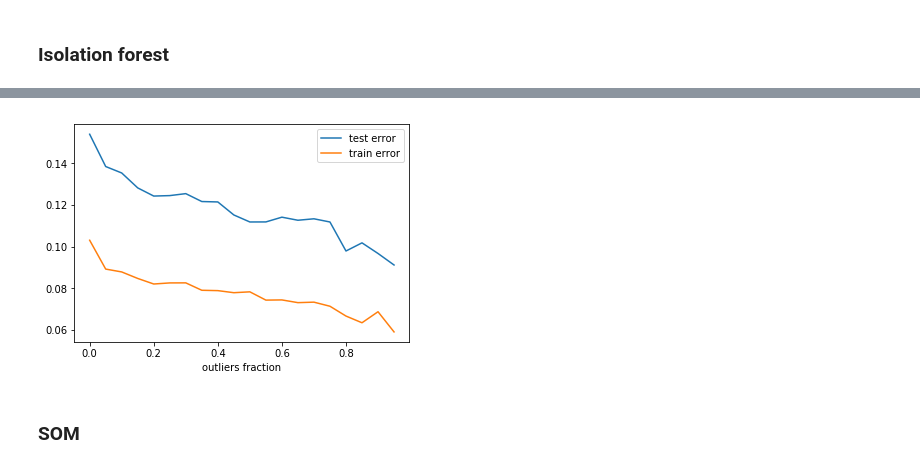
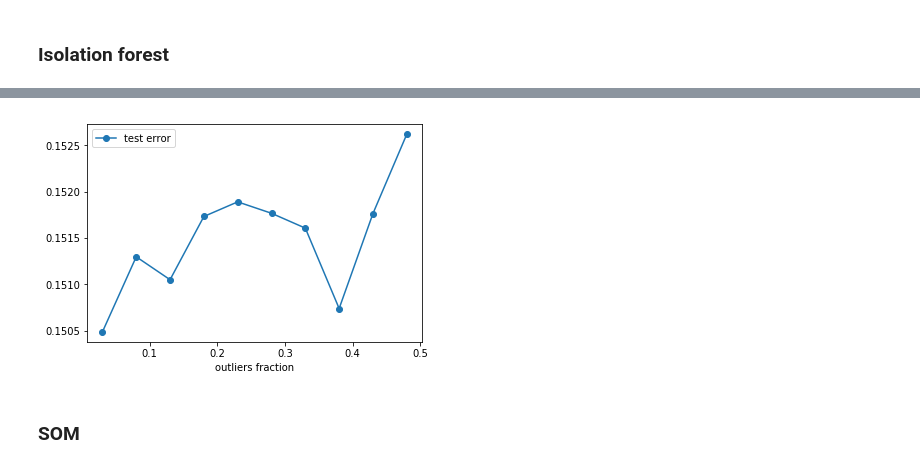
Before and after one commit to Gadiben/AML2018, a Jupyter notebook: Notebooks/challenges/Scikitlearn_Tree.ipynb, the cells around one changed output, grey strips where cells are left out. Cells and saved outputs as stored; diff of their text form; code cells hidden in the pictures.

```diff
--- a/Notebooks/challenges/Scikitlearn_Tree.ipynb
+++ b/Notebooks/challenges/Scikitlearn_Tree.ipynb
@@ -80,29 +66,38 @@ def getLogRMSE(estimatedPrice,realPrice):
 def regressionTrees(X=X,X_outliers=[],Y_outliers=[],Y=Y,depth=6,min_samples_leaf=8,test_size=0.1,singleTree=True,forest=False,extraTrees=False,nb_estimator=20):
     #X_train, X_test, y_train, y_test = train_test_split( X, Y, test_size = test_size, random_state = 42)# np.random.randint(0,100))
     nkfold = int(1/test_size)
+    foldNb = 0
     kf = KFold(n_splits=nkfold)
     test_errors = []
     training_errors = []
     X= np.array(X)
     Y=np.array(Y)
     X_outliers = np.array(X_outliers)
-    for train_index, test_index in kf.split(X):
-        X_outliers_test = X_outliers[kf.split(X_outliers)[foldNb][1]] #get a proportinal number of outliers to calculate error
-        Y_outliers_test = Y_outliers[kf.split(X_outliers)[foldNb][1]]
+    Y_outliers = np.array(Y_outliers)
+
+    for (train_index, test_index), (outliers_train,outliers_index) in zip(kf.split(X),kf.split(X_outliers)):
+        X_outliers_test,X_outliers_train = X_outliers[outliers_index],X_outliers[outliers_train] #get a proportinal number of outliers to calculate error
+        Y_outliers_test,Y_outliers_train = Y_outliers[outliers_index],Y_outliers[outliers_train]
         X_train, X_test = X[train_index], X[test_index]
         y_train, y_test = Y[train_index], Y[test_index]
+
+        X_train = np.concatenate((X_train,X_outliers_train))
+        y_train = np.concatenate((y_train,Y_outliers_train))
+
         if singleTree: regressor = DecisionTreeRegressor(min_samples_leaf=min_samples_leaf,max_depth=depth)
         elif forest: regressor = RandomForestRegressor(min_samples_leaf=min_samples_leaf,max_depth=depth,n_estimators=nb_estimator,random_state=42)#, max_depth=depth,min_samples_leaf=min_samples_leaf)
         elif extraTrees: regressor = ExtraTreesClassifier(min_samples_leaf=min_samples_leaf,max_depth=depth,n_estimators=nb_estimator,random_state=42)#, max_depth=depth,min_samples_leaf=min_samples_leaf)
 
         regressor.fit(X_train, y_train)
         y_hat_test = regressor.predict(X_test)
+
         training_estimation = regressor.predict(X_train)
         y_hat_test_outliers = regressor.predict(X_outliers_test)
 
         y_hat_test = np.concatenate((y_hat_test,y_hat_test_outliers))
-        y_test = np.concatenate((y_train,Y_outliers_test))
+        y_test = np.concatenate((y_test,Y_outliers_test))
 
         test_errors.append(getLogRMSE(y_hat_test,y_test))
         training_errors.append(getLogRMSE(training_estimation,y_train))
+
     return np.mean(test_errors),np.mean(training_errors),regressor #test error train error
@@ -388,7 +397,8 @@ def findOutliers_IsolationForest(X, outliers_fraction):
     threshold = stats.scoreatpercentile(scores_pred,100 * outliers_fraction)
     return scores_pred, y_pred, threshold
 
-scores_pred, y_pred, threshold = findOutliers_IsolationForest(X, outliers_fraction)
+#scores_pred, y_pred, threshold = findOutliers_IsolationForest(Y.values.reshape(-1,1), outliers_fraction)
+scores_pred, y_pred, threshold = findOutliers_IsolationForest(pdAllData, outliers_fraction)
 # %%
 plt.figure(figsize=(14,5))
 plt.subplot(121)
@@ -431,4 +448,4 @@ len(outlier_index)
 # %%
 X_scaled_array_WO = StandardScaler().fit_transform(X_WO)
 X_scaled_WO = pd.DataFrame(X_scaled_array_WO,columns=kept_columnValues)
-testerror,trainerror,regressor = regressionTrees(X=X_scaled_WO,Y=Y_WO,depth=100,min_samples_leaf=5,test_size=0.25,singleTree=False,forest=True,extraTrees=False,nb_estimator=20)
+testerror,trainerror,regressor = regressionTrees(X=X_scaled_WO,X_outliers=X_outliers,Y_outliers=Y_outliers,Y=Y_WO,depth=100,min_samples_leaf=5,test_size=0.25,singleTree=False,forest=True,extraTrees=False,nb_estimator=20)
@@ -445,27 +460,31 @@ plt.show()
 testErrors = []
 trainErrors = []
 
-outliers_fractions = np.arange(0.00,1,0.05)
+outliers_fractions = np.arange(0.03,0.5,0.05)
 
 for outliers_fraction in outliers_fractions:
-    scores_pred, y_pred, threshold = findOutliers_IsolationForest(X, outliers_fraction)
+    scores_pred, y_pred, threshold = findOutliers_IsolationForest(pdAllData, outliers_fraction)
     outlier_index = np.where(y_pred==-1)[0]
-    X_WO = X.drop(outlier_index)
+    X_scaled_array = StandardScaler().fit_transform(X)
+    X_scaled = pd.DataFrame(X_scaled_array,columns=kept_columnValues)
+
+    X_scaled_WO = X_scaled.drop(outlier_index)
     Y_WO = Y.drop(outlier_index)
-    X_scaled_array_WO = StandardScaler().fit_transform(X_WO)
-    X_scaled_WO = pd.DataFrame(X_scaled_array_WO,columns=kept_columnValues)
-    testerror, trainerror, regressor = regressionTrees(X=X_scaled_WO,Y=Y_WO,depth=100,min_samples_leaf=5,test_size=0.25,singleTree=False,forest=True,extraTrees=False,nb_estimator=20)
+    X_scaled_outliers = X_scaled.filter(outlier_index,axis=0)
+    Y_outliers = Y.filter(outlier_index,axis=0)
+
+    testerror, trainerror, regressor = regressionTrees(X=X_scaled_WO,X_outliers=X_scaled_outliers,Y_outliers=Y_outliers,Y=Y_WO,depth=100,min_samples_leaf=5,test_size=0.1,singleTree=False,forest=True,extraTrees=False,nb_estimator=20)
 
     testErrors.append(testerror)
     trainErrors.append(trainerror)
 # %%
-plt.plot(outliers_fractions,testErrors, '-',label="test error")
-plt.plot(outliers_fractions,trainErrors, label="train error")
+plt.plot(outliers_fractions,testErrors, '-o',label="test error")
+#plt.plot(outliers_fractions,trainErrors, label="train error")
 plt.xlabel("outliers fraction")
 plt.legend()
 plt.show()
 # %% [output]
-[figure, old version]
+[figure, new version]
 # %% [markdown]
 ### SOM
 # %%
```
Also changed, not shown: parts of 18 cells of this notebook.
